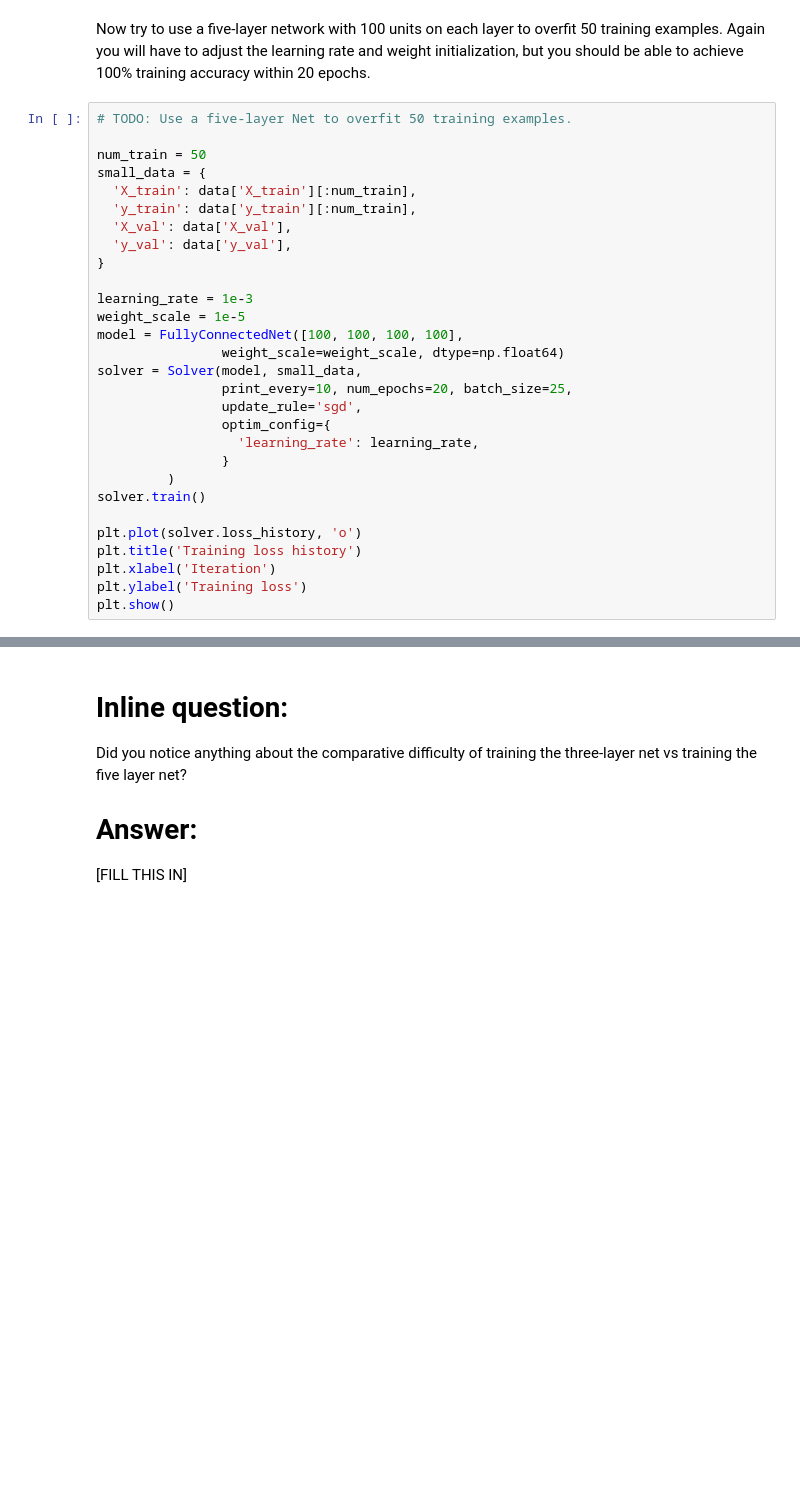
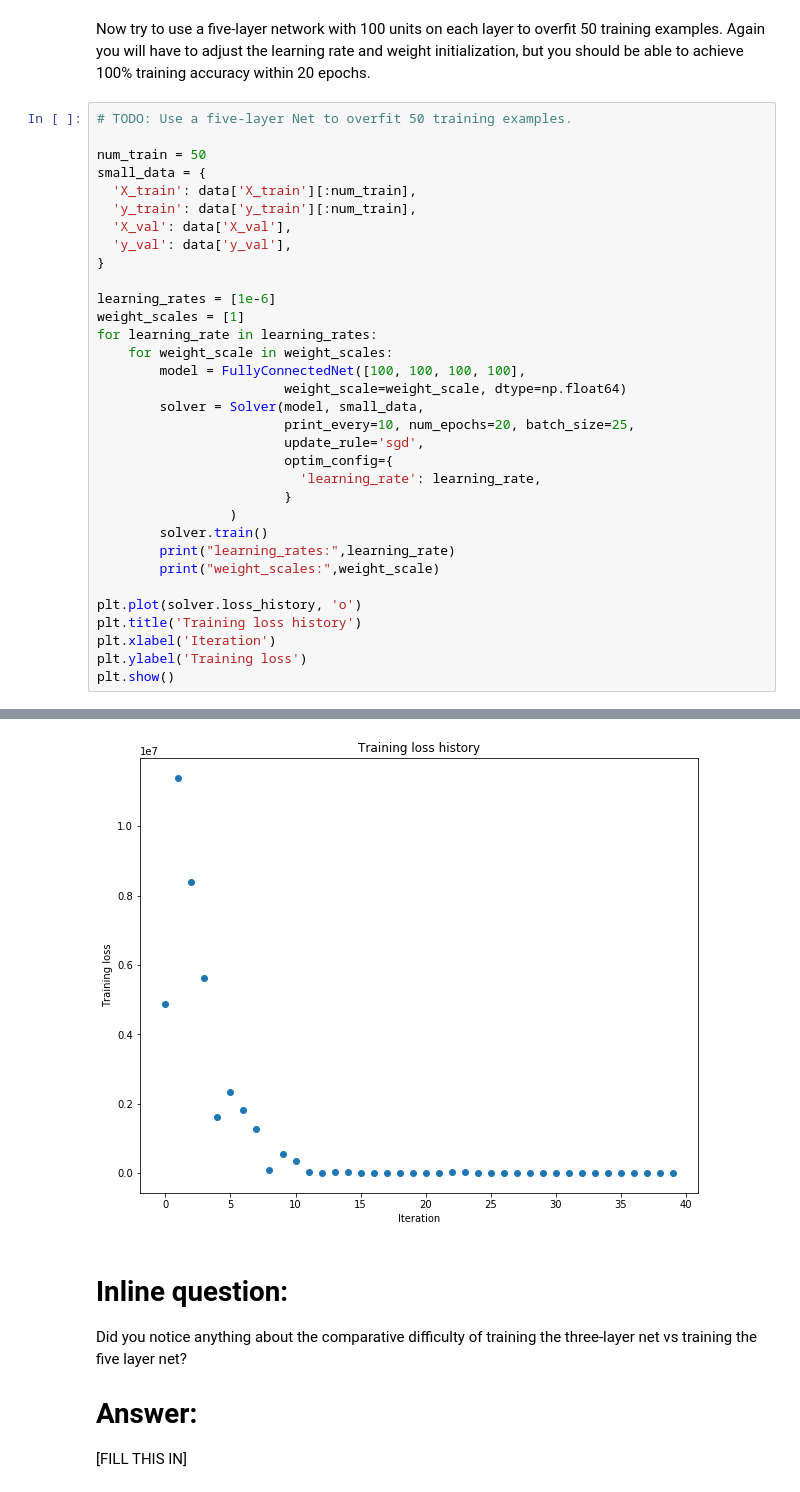
Before and after one commit to XIANGFANGCODE/cs231_assignment, a Jupyter notebook: assignment2/FullyConnectedNets.ipynb, the cells around one changed output, grey strips where cells are left out. Cells and saved outputs as stored; diff of their text form; blank space fills up the shorter version.

Commit message:
update fully connected net

```diff
--- a/assignment2/FullyConnectedNets.ipynb
+++ b/assignment2/FullyConnectedNets.ipynb
@@ -471,21 +503,26 @@ small_data = {
   'y_val': data['y_val'],
 }
 
-learning_rate = 1e-3
-weight_scale = 1e-5
-model = FullyConnectedNet([100, 100, 100, 100],
-                weight_scale=weight_scale, dtype=np.float64)
-solver = Solver(model, small_data,
-                print_every=10, num_epochs=20, batch_size=25,
-                update_rule='sgd',
-                optim_config={
-                  'learning_rate': learning_rate,
-                }
-         )
-solver.train()
+learning_rates = [1e-6]
+weight_scales = [1]
+for learning_rate in learning_rates:
+    for weight_scale in weight_scales:
+        model = FullyConnectedNet([100, 100, 100, 100],
+                        weight_scale=weight_scale, dtype=np.float64)
+        solver = Solver(model, small_data,
+                        print_every=10, num_epochs=20, batch_size=25,
+                        update_rule='sgd',
+                        optim_config={
+                          'learning_rate': learning_rate,
+                        }
+                 )
+        solver.train()
+        print("learning_rates:",learning_rate)
+        print("weight_scales:",weight_scale)
 
 plt.plot(solver.loss_history, 'o')
 plt.title('Training loss history')
 plt.xlabel('Iteration')
 plt.ylabel('Training loss')
 plt.show()
+# %% [output]
@@ -492,3 +546,4 @@ plt.show()
+[figure, added]
 # %% [markdown]
 # Inline question:
 Did you notice anything about the comparative difficulty of training the three-layer net vs training the five layer net?
```
Also changed, not shown: parts of 13 cells of this notebook, 9 other files.
